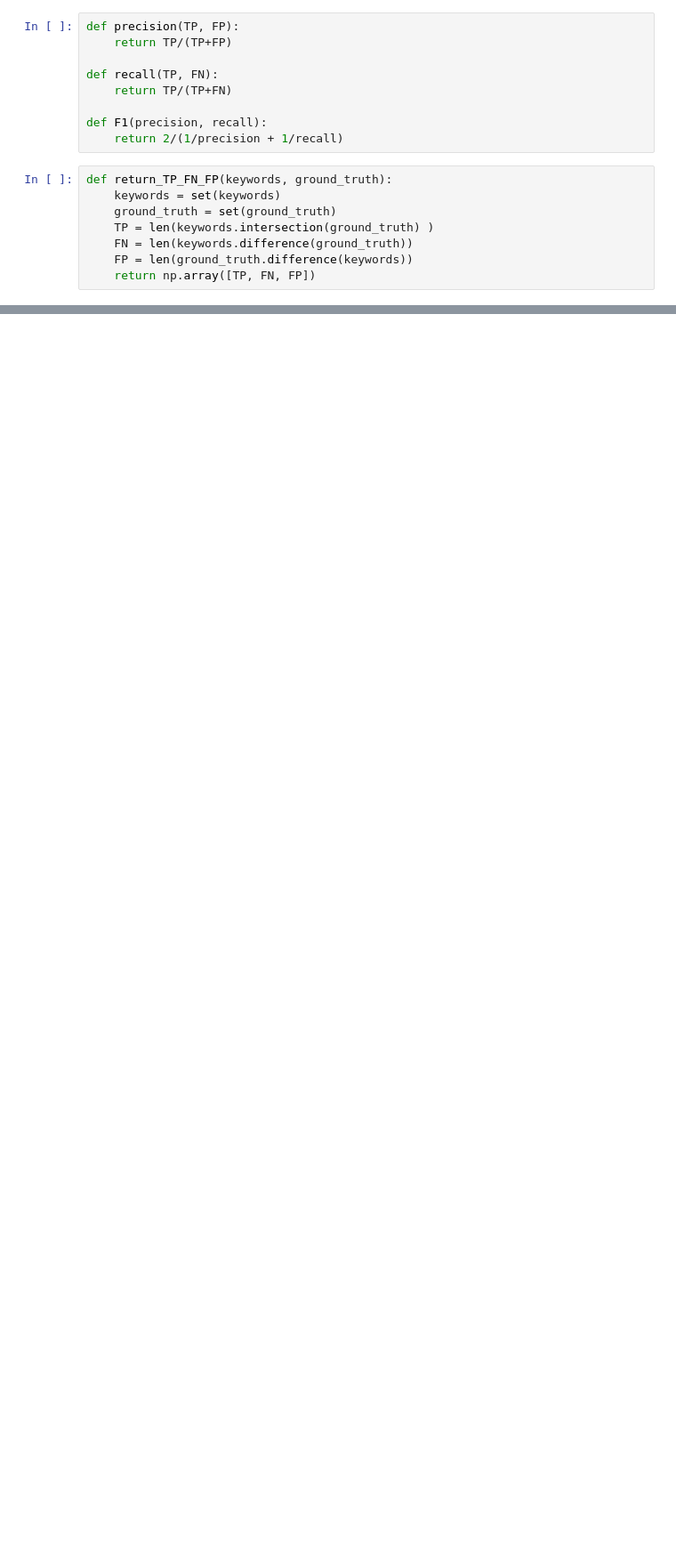
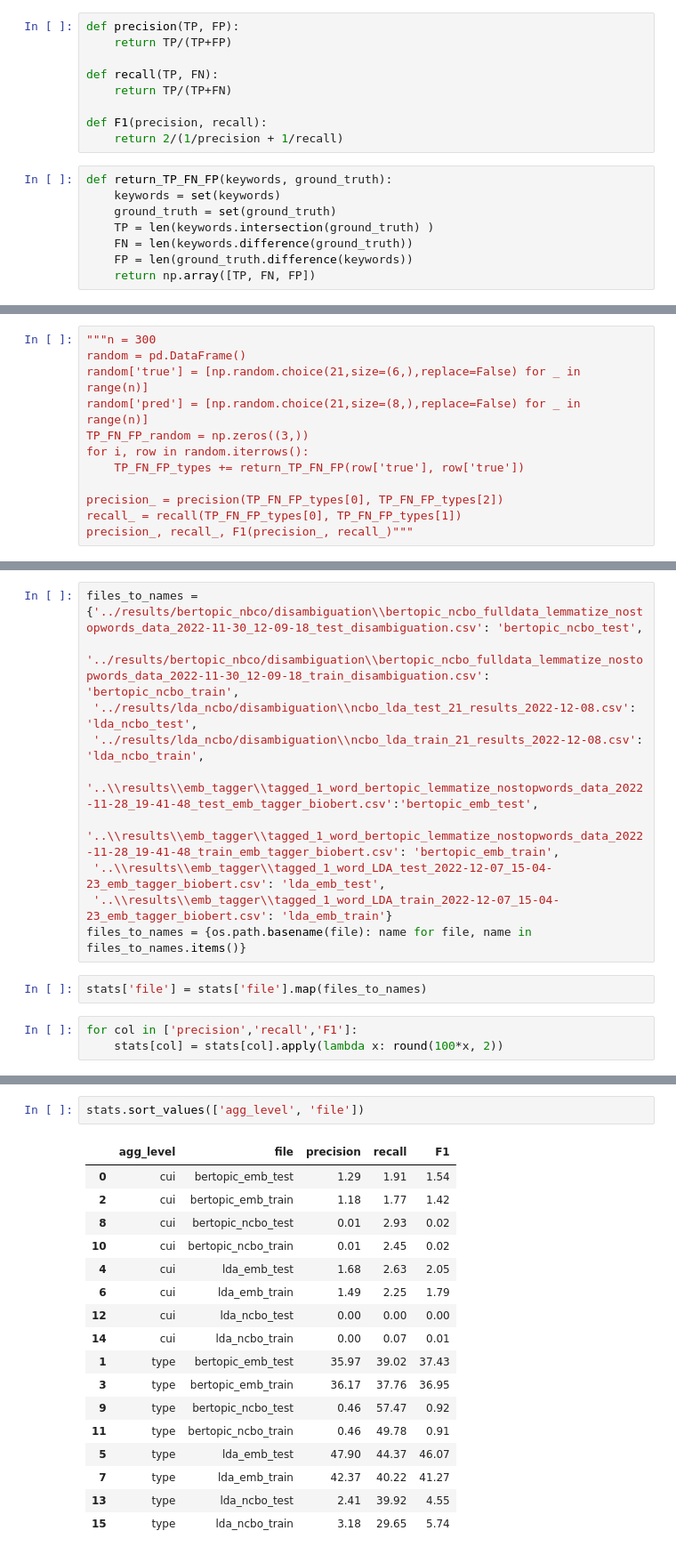
Before and after one commit to hadaszm/NLP, a Jupyter notebook: summary/stats.ipynb, the cells around one changed output, grey strips where cells are left out. Shown: that part at 89% size. Drawn from its saved outputs; the diff is of its cells as text; blank space fills up the shorter version.

```diff
--- a/summary/stats.ipynb
+++ b/summary/stats.ipynb
@@ -68,0 +132,12 @@ F1(precision_, recall_)
+# %%
+"""n = 300
+random = pd.DataFrame()
+random['true'] = [np.random.choice(21,size=(6,),replace=False) for _ in range(n)]
+random['pred'] = [np.random.choice(21,size=(8,),replace=False) for _ in range(n)]
+TP_FN_FP_random = np.zeros((3,))
+for i, row in random.iterrows():
+    TP_FN_FP_types += return_TP_FN_FP(row['true'], row['true'])
+
+precision_ = precision(TP_FN_FP_types[0], TP_FN_FP_types[2])
+recall_ = recall(TP_FN_FP_types[0], TP_FN_FP_types[1])
+precision_, recall_, F1(precision_, recall_)"""
@@ -68,0 +194,15 @@ F1(precision_, recall_)
+# %%
+files_to_names = {'../results/bertopic_nbco/disambiguation\\bertopic_ncbo_fulldata_lemmatize_nostopwords_data_2022-11-30_12-09-18_test_disambiguation.csv': 'bertopic_ncbo_test',
+ '../results/bertopic_nbco/disambiguation\\bertopic_ncbo_fulldata_lemmatize_nostopwords_data_2022-11-30_12-09-18_train_disambiguation.csv': 'bertopic_ncbo_train',
+ '../results/lda_ncbo/disambiguation\\ncbo_lda_test_21_results_2022-12-08.csv': 'lda_ncbo_test',
+ '../results/lda_ncbo/disambiguation\\ncbo_lda_train_21_results_2022-12-08.csv': 'lda_ncbo_train',
+ '..\\results\\emb_tagger\\tagged_1_word_bertopic_lemmatize_nostopwords_data_2022-11-28_19-41-48_test_emb_tagger_biobert.csv':'bertopic_emb_test',
+ '..\\results\\emb_tagger\\tagged_1_word_bertopic_lemmatize_nostopwords_data_2022-11-28_19-41-48_train_emb_tagger_biobert.csv': 'bertopic_emb_train',
+ '..\\results\\emb_tagger\\tagged_1_word_LDA_test_2022-12-07_15-04-23_emb_tagger_biobert.csv': 'lda_emb_test',
+ '..\\results\\emb_tagger\\tagged_1_word_LDA_train_2022-12-07_15-04-23_emb_tagger_biobert.csv': 'lda_emb_train'}
+files_to_names = {os.path.basename(file): name for file, name in files_to_names.items()}
+# %%
+stats['file'] = stats['file'].map(files_to_names)
+# %%
+for col in ['precision','recall','F1']:
+    stats[col] = stats[col].apply(lambda x: round(100*x, 2))
@@ -68,0 +211,20 @@ F1(precision_, recall_)
+# %%
+stats.sort_values(['agg_level', 'file'])
+# %% [output]
+|  | agg_level | file | precision | recall | F1 |
+| 0 | cui | bertopic_emb_test | 1.29 | 1.91 | 1.54 |
+| 2 | cui | bertopic_emb_train | 1.18 | 1.77 | 1.42 |
+| 8 | cui | bertopic_ncbo_test | 0.01 | 2.93 | 0.02 |
+| 10 | cui | bertopic_ncbo_train | 0.01 | 2.45 | 0.02 |
+| 4 | cui | lda_emb_test | 1.68 | 2.63 | 2.05 |
+| 6 | cui | lda_emb_train | 1.49 | 2.25 | 1.79 |
+| 12 | cui | lda_ncbo_test | 0.00 | 0.00 | 0.00 |
+| 14 | cui | lda_ncbo_train | 0.00 | 0.07 | 0.01 |
+| 1 | type | bertopic_emb_test | 35.97 | 39.02 | 37.43 |
+| 3 | type | bertopic_emb_train | 36.17 | 37.76 | 36.95 |
+| 9 | type | bertopic_ncbo_test | 0.46 | 57.47 | 0.92 |
+| 11 | type | bertopic_ncbo_train | 0.46 | 49.78 | 0.91 |
+| 5 | type | lda_emb_test | 47.90 | 44.37 | 46.07 |
+| 7 | type | lda_emb_train | 42.37 | 40.22 | 41.27 |
+| 13 | type | lda_ncbo_test | 2.41 | 39.92 | 4.55 |
+| 15 | type | lda_ncbo_train | 3.18 | 29.65 | 5.74 |
```
Also changed, not shown: parts of 27 cells of this notebook, 5 other files.
